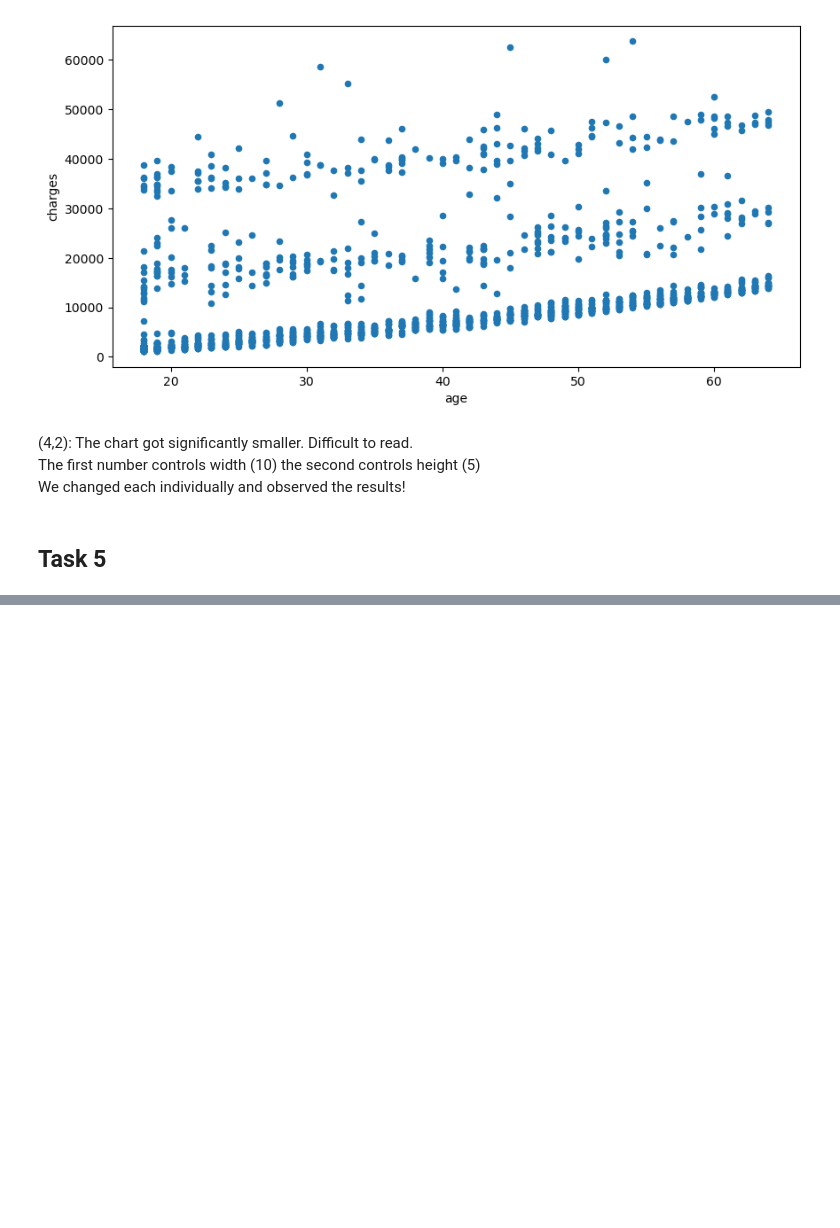
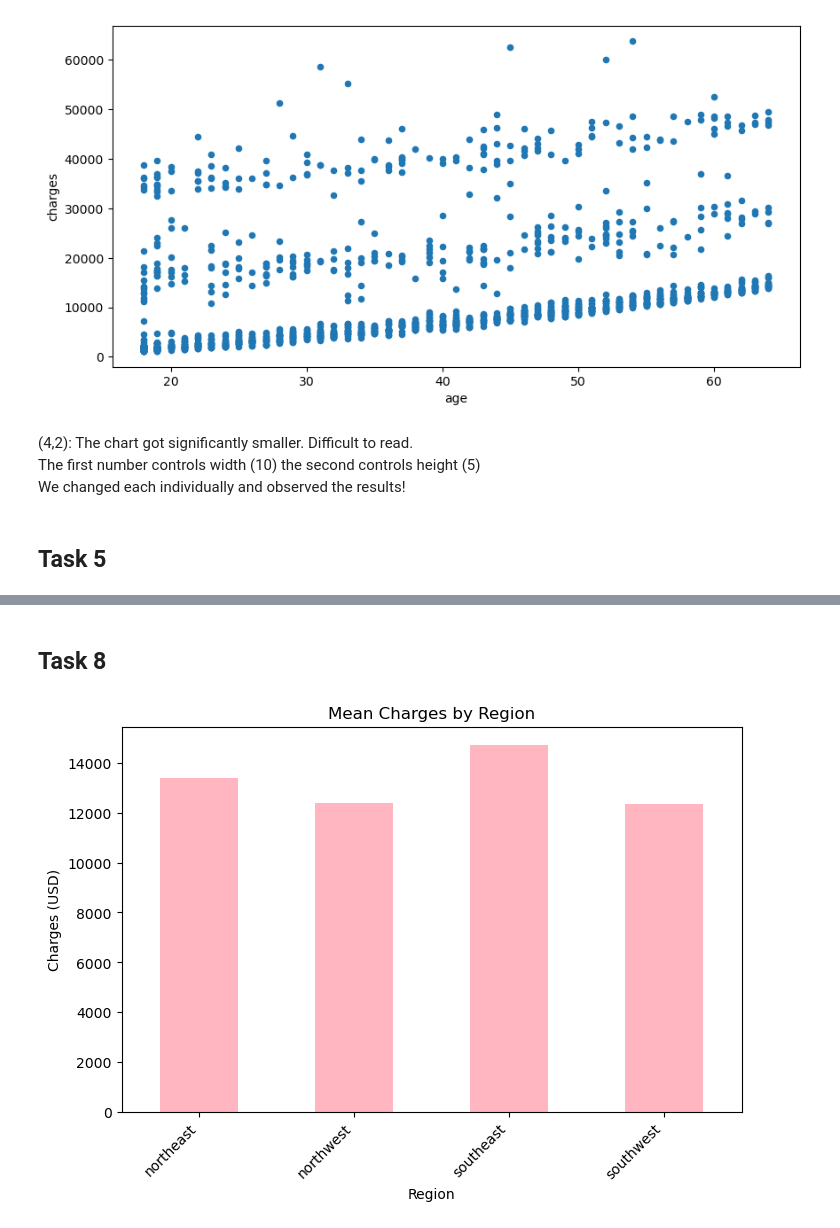
Before and after one commit to S-Shockley/Chart-Customization-Project, a Jupyter notebook: chart.ipynb, the cells around one changed output, grey strips where cells are left out. Drawn from its saved outputs; the diff is of its cells as text; code cells hidden in the pictures; blank space fills up the shorter version.

```diff
--- a/chart.ipynb
+++ b/chart.ipynb
@@ -99,0 +145,18 @@ TypeError: 'str' object is not callable
+# %% [markdown]
+## Task 8
+# %%
+region_avg = df.groupby('region')['charges'].mean()
+ax = region_avg.plot(
+    kind='bar',
+    figsize=(8, 5),
+    title="Mean Charges by Region",
+    xlabel="Region",
+    ylabel="Charges (USD)",
+    color="LightPink")
+plt.xticks(rotation=45, ha='right')
+plt.savefig('charges_by_region.png',
+            dpi=150,
+            bbox_inches='tight')
+plt.show()
+# %% [output]
+[figure, added]
```
Also changed, not shown: parts of 7 cells of this notebook, 1 other file.
